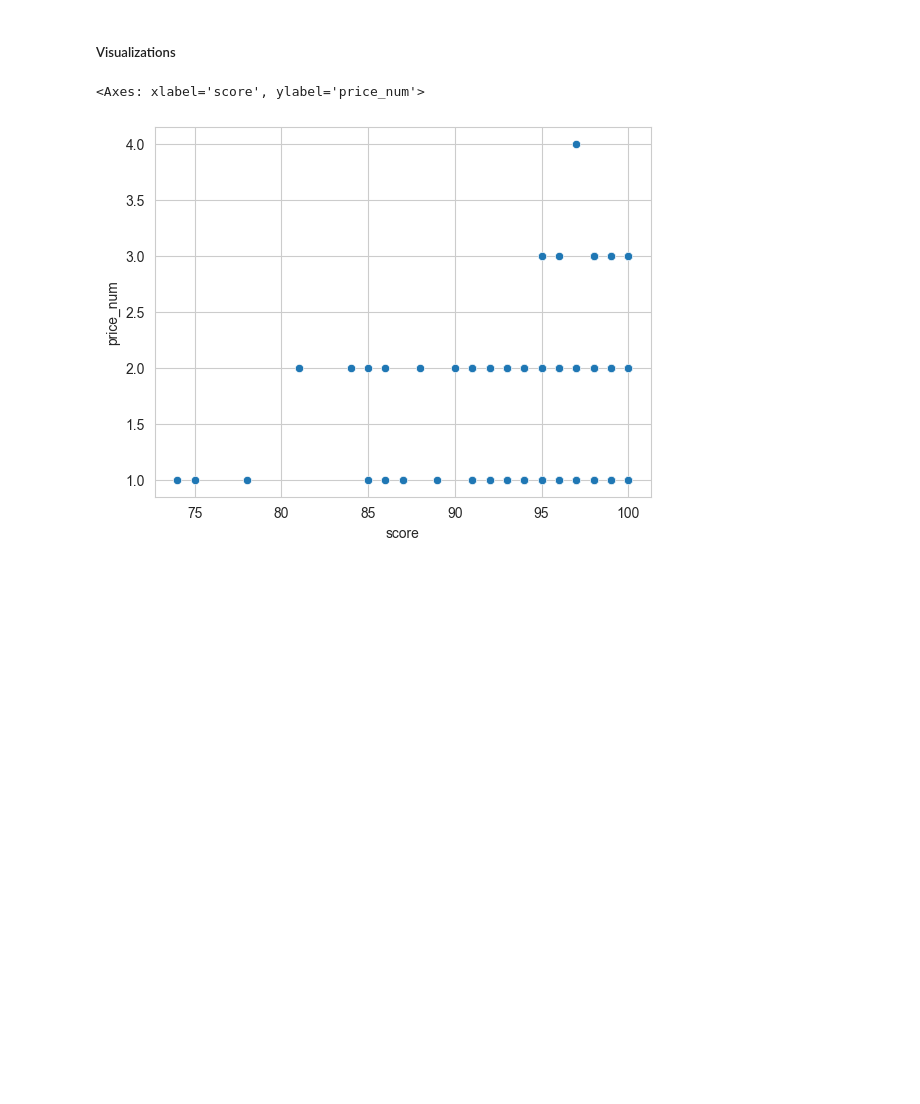
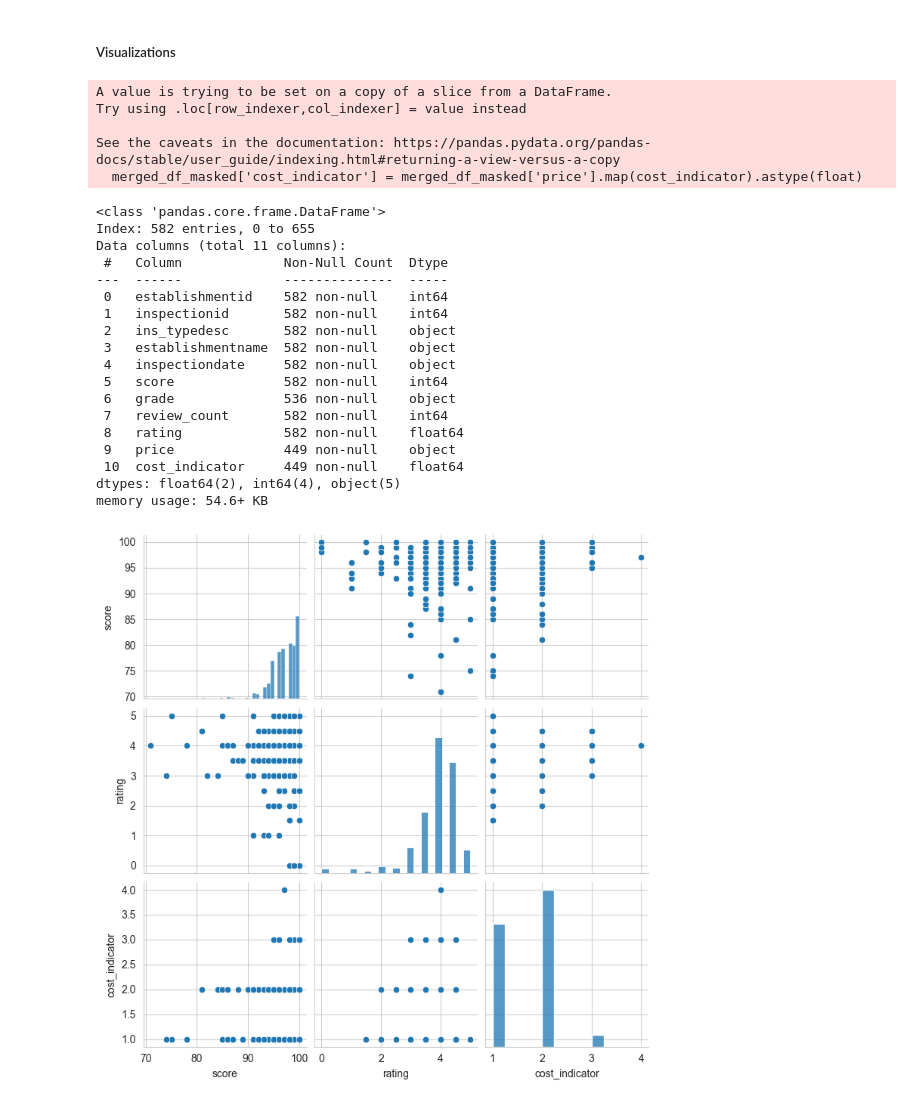
Before and after one commit to mary-vo/inspection, a Jupyter notebook: analysis.ipynb, the cells around one changed output. Saved outputs shown, nothing was run; the diff lists cells and outputs as text; code cells hidden in the pictures; blank space fills up the shorter version.

Commit message:
update visualizations

```diff
--- a/analysis.ipynb
+++ b/analysis.ipynb
@@ -119,15 +93,36 @@ merged_df_masked.to_excel("merged_output_masked.xlsx", index=False)
 import seaborn as sns
-# %%
-sns.set_style('whitegrid')
-price_mapping = {'$': 1, '$$': 2, '$$$': 3, '$$$$': 4}
-merged_df_masked.loc[:,'price_num'] = merged_df_masked['price'].map(price_mapping).astype(float)
-
-
-sns.scatterplot(x='score', y='price_num',
-                # size='rating',
-                # size_order=[1, 2, 3, 4],
-                # sizes=[100,200,300,400,500,600],
-                data=merged_df_masked)
-# %% [output]
-<Axes: xlabel='score', ylabel='price_num'>
-[figure, removed]
+# %%
+sns.set_style('whitegrid')
+# Convert restaurant
+cost_indicator = {'$': 1, '$$': 2, '$$$': 3, '$$$$': 4}
+merged_df_masked['cost_indicator'] = merged_df_masked['price'].map(cost_indicator).astype(float)
+three_col_compare_dataset = merged_df_masked.drop(columns=['placename','address','zip','typedescription'])
+three_col_compare_dataset.info()
+columns_to_compare = ['score', 'rating', 'cost_indicator']
+sns.pairplot(three_col_compare_dataset[columns_to_compare])
+plt.show()
+# %% [output]
+A value is trying to be set on a copy of a slice from a DataFrame.
+Try using .loc[row_indexer,col_indexer] = value instead
+
+See the caveats in the documentation: https://pandas.pydata.org/pandas-docs/stable/user_guide/indexing.html#returning-a-view-versus-a-copy
+  merged_df_masked['cost_indicator'] = merged_df_masked['price'].map(cost_indicator).astype(float)
+<class 'pandas.core.frame.DataFrame'>
+Index: 582 entries, 0 to 655
+Data columns (total 11 columns):
+ #   Column             Non-Null Count  Dtype
+---  ------             --------------  -----
+ 0   establishmentid    582 non-null    int64
+ 1   inspectionid       582 non-null    int64
+ 2   ins_typedesc       582 non-null    object
+ 3   establishmentname  582 non-null    object
+ 4   inspectiondate     582 non-null    object
+ 5   score              582 non-null    int64
+ 6   grade              536 non-null    object
+ 7   review_count       582 non-null    int64
+ 8   rating             582 non-null    float64
+ 9   price              449 non-null    object
+ 10  cost_indicator     449 non-null    float64
+dtypes: float64(2), int64(4), object(5)
+memory usage: 54.6+ KB
+[figure, added]
```
Also changed, not shown: parts of 9 cells of this notebook, 3 other files.
